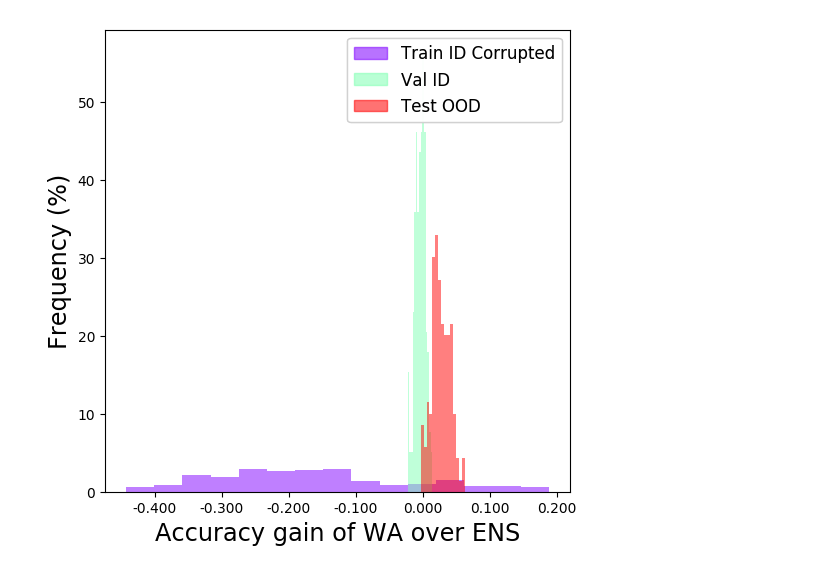
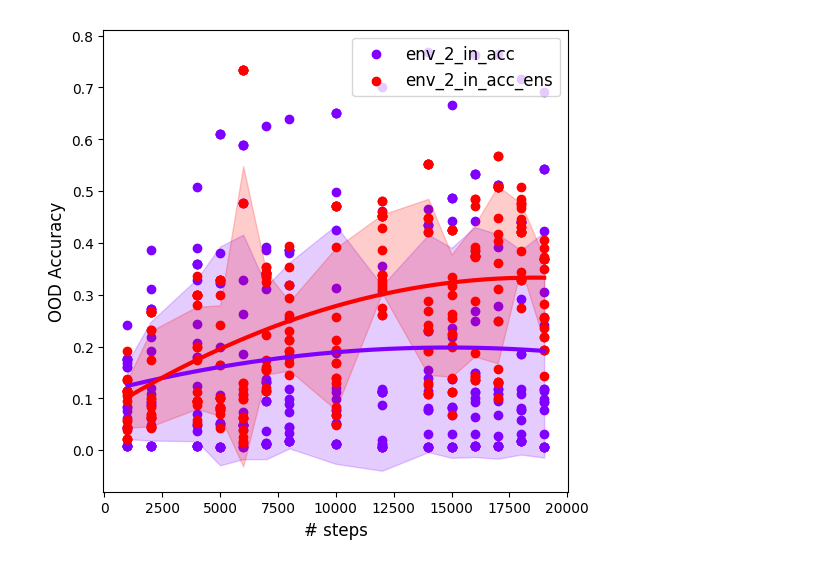
Before and after one commit to alexrame/domainbedv2, a Jupyter notebook: notebooks/recycling/analyze_corruption.ipynb, the cells around one changed output. Saved outputs shown, nothing was run; the diff lists cells and outputs as text; code cells hidden in the pictures.

```diff
--- a/notebooks/recycling/analyze_corruption.ipynb
+++ b/notebooks/recycling/analyze_corruption.ipynb
@@ -54,3 +180,32 @@ dict_strategy_to_d = {
+# %%
+plot.SIZE = "large"
+plot.plt.rcParams["figure.figsize"] = (6, 6)
+plot.FORMAT_X = 1
+# fig_dr = plot.plot_key(
+#     [inf2_corrupt_vs_empty_res.d["res152"]],
+#     key_x="step",
+#     key_y="env_2_in_acc-env_2_in_acc_ens",
+#     labels=["no"],
+#     diag=True,
+#     order="",
+#     loc="best",
+#     lambda_filtering=lambda x: x["testenv"] == 0 and x["step"] > 9000,
+# )
+
+fig_dr = plot.plot_basic_scatter(
+    inf11_res152.d["res152"],
+    key_x="step",
+    # keys_y=["acc", "acc_ens"],
+    # keys_error=["acc_std", "acc_ens_std"],
+    keys_y=["env_2_in_acc", "env_2_in_acc_ens"],
+    keys_error=["env_2_in_acc_std", "env_2_in_acc_ens_std"],
+    loc="upper right",
+    keyclustering="step",
+    order=2,
+    kwargs={"alpha": 0.2},
+)
+# %% [output]
+[figure, added]
 # %%
 list_markers = ["*", "o", "v", "^", "<", ">", ".", ",", "1", "2", "3", "4"]
 plt.rcParams["figure.figsize"] = (6, 6)
@@ -70,7 +225,7 @@ dataset = "home"
 
 for test_env in [0]:
     fig = plot.plot_histogram_keys(
-        [x for x in inf2_corrupt_vs_empty_res.d["res152"] if x["step"] >= 10000],
+        [x for x in inf11_res152.d["res152"] if x["step"] >= 10000],
         # [x for x in all_best.d[dataset] if x["testenv"] == test_env],
         list_keys=[
             "env_2_in_acc-env_2_in_acc_ens",
@@ -89,5 +244,3 @@ for test_env in [0]:
         loc="upper right",
         # limits={"freq": [0, 100]},
     )
-# %% [output]
-[figure, removed]
```
Also changed, not shown: parts of 14 cells of this notebook, 2 other files.
